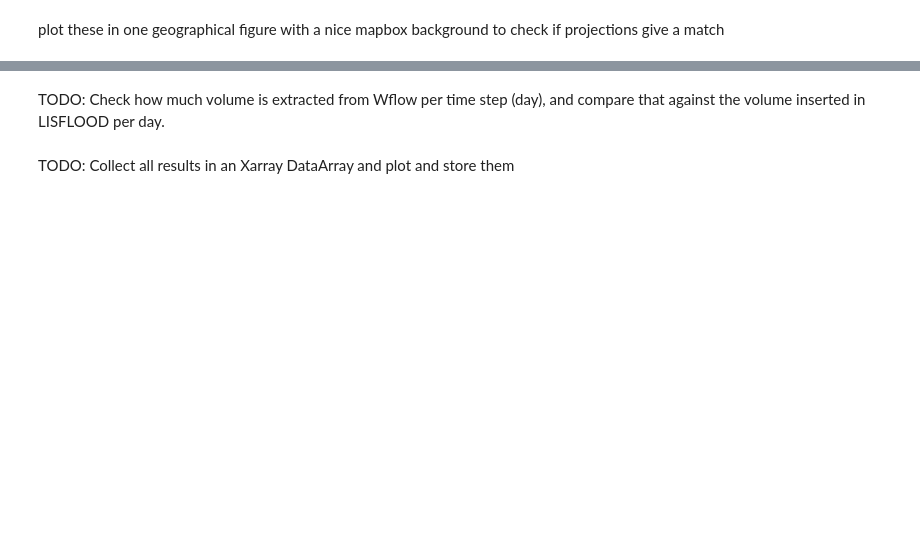
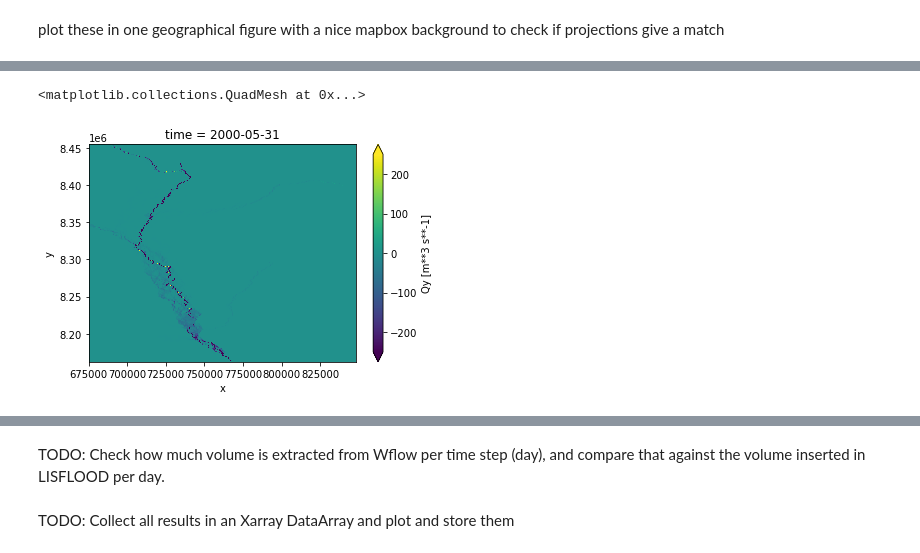
Before and after one commit to hcwinsemius/barotse, a Jupyter notebook: notebooks/run_wflow_lisflood.ipynb, the cells around one changed output, grey strips where cells are left out. Cells and saved outputs as stored; diff of their text form; code cells hidden in the pictures; blank space fills up the shorter version.

```diff
--- a/notebooks/run_wflow_lisflood.ipynb
+++ b/notebooks/run_wflow_lisflood.ipynb
@@ -225,0 +482,5 @@ ax2.legend()
+# %%
+ds['Qy'][150].plot(vmin=-250, vmax=250)
+# %% [output]
+<matplotlib.collections.QuadMesh at 0x...>
+[figure, added]
```
Also changed, not shown: parts of 27 cells of this notebook, 4 other files.
